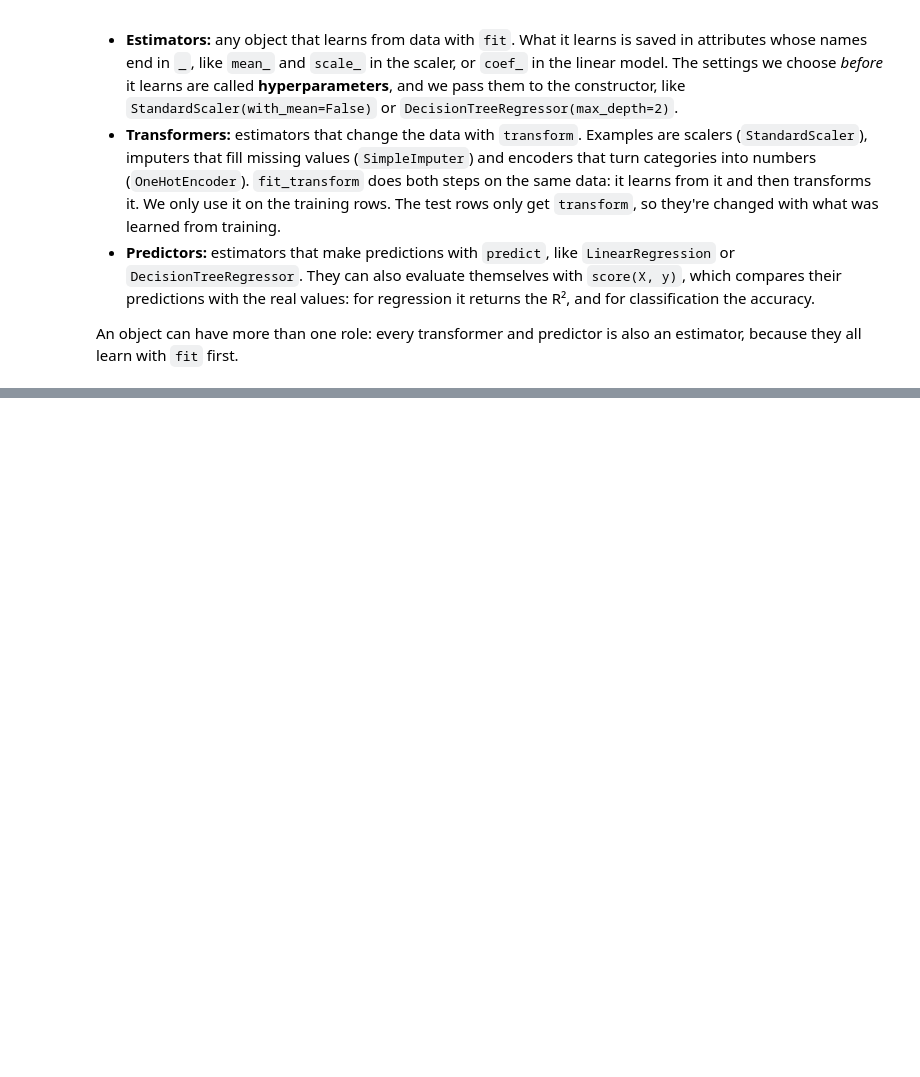
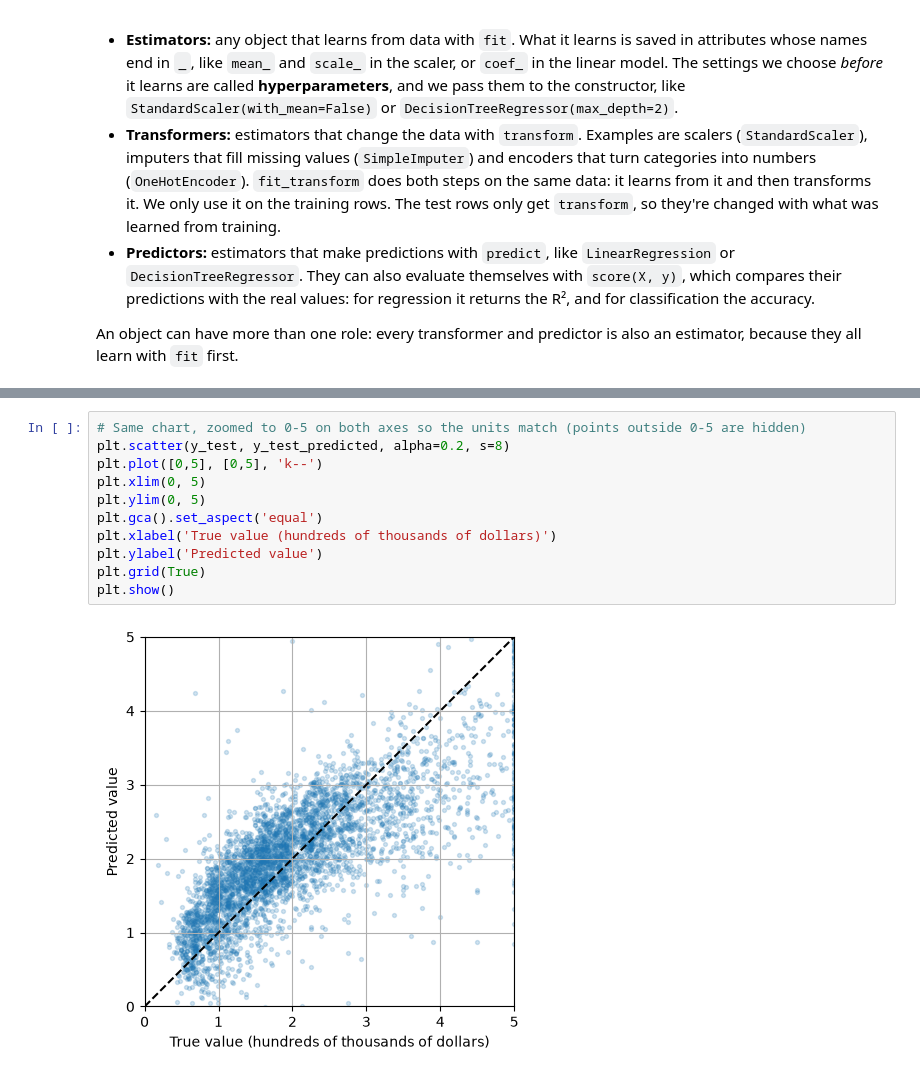
Before and after one commit to NainIglesias/supervised-learning, a Jupyter notebook: california_by_hand.ipynb, the cells around one changed output, grey strips where cells are left out. Cells and saved outputs as stored; diff of their text form; blank space fills up the shorter version.

```diff
--- a/california_by_hand.ipynb
+++ b/california_by_hand.ipynb
@@ -266,0 +324,13 @@ An object can have more than one role: every transformer and predictor is also a
+# %%
+# Same chart, zoomed to 0-5 on both axes so the units match (points outside 0-5 are hidden)
+plt.scatter(y_test, y_test_predicted, alpha=0.2, s=8)
+plt.plot([0,5], [0,5], 'k--')
+plt.xlim(0, 5)
+plt.ylim(0, 5)
+plt.gca().set_aspect('equal')
+plt.xlabel('True value (hundreds of thousands of dollars)')
+plt.ylabel('Predicted value')
+plt.grid(True)
+plt.show()
+# %% [output]
+[figure, added]
```
Also changed, not shown: parts of 8 cells of this notebook, 1 other file.
